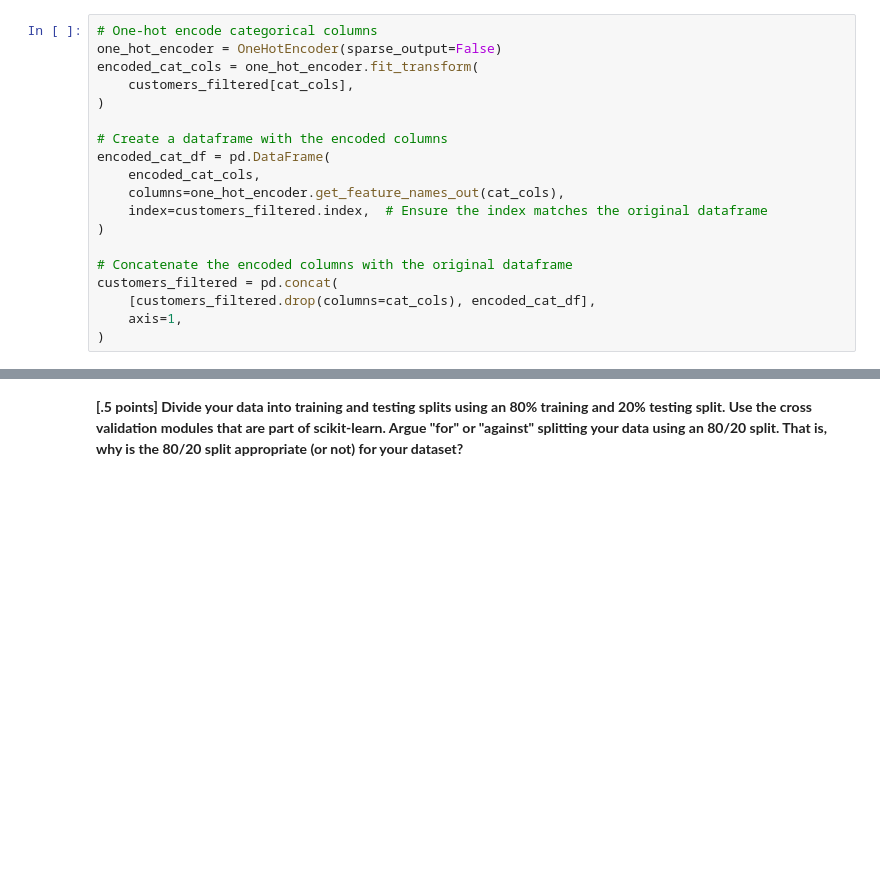
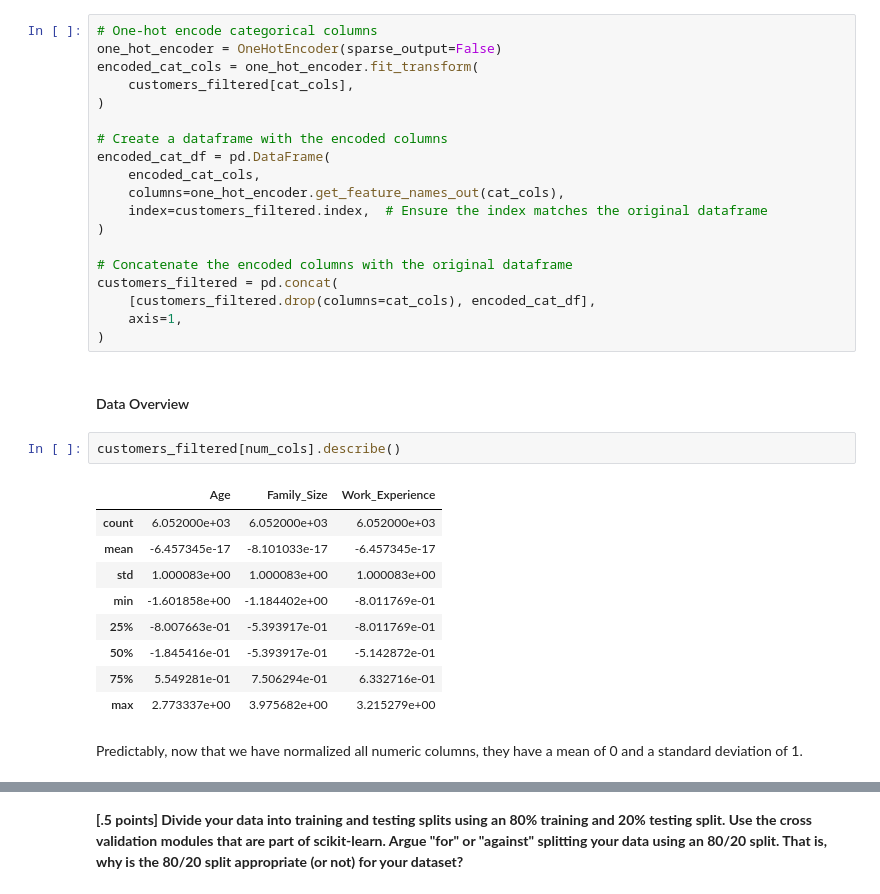
Before and after one commit to colew658/custom_logistic_regression, a Jupyter notebook: ova_log_reg.ipynb, the cells around one changed output, grey strips where cells are left out. Cells and saved outputs as stored; diff of their text form; blank space fills up the shorter version.

```diff
--- a/ova_log_reg.ipynb
+++ b/ova_log_reg.ipynb
@@ -113,3 +109,19 @@ customers_filtered = pd.concat(
     [customers_filtered.drop(columns=cat_cols), encoded_cat_df],
     axis=1,
 )
+# %% [markdown]
+#### Data Overview
+# %%
+customers_filtered[num_cols].describe()
+# %% [output]
+|  | Age | Family_Size | Work_Experience |
+| count | 6.052000e+03 | 6.052000e+03 | 6.052000e+03 |
+| mean | -6.457345e-17 | -8.101033e-17 | -6.457345e-17 |
+| std | 1.000083e+00 | 1.000083e+00 | 1.000083e+00 |
+| min | -1.601858e+00 | -1.184402e+00 | -8.011769e-01 |
+| 25% | -8.007663e-01 | -5.393917e-01 | -8.011769e-01 |
+| 50% | -1.845416e-01 | -5.393917e-01 | -5.142872e-01 |
+| 75% | 5.549281e-01 | 7.506294e-01 | 6.332716e-01 |
+| max | 2.773337e+00 | 3.975682e+00 | 3.215279e+00 |
+# %% [markdown]
+Predictably, now that we have normalized all numeric columns, they have a mean of 0 and a standard deviation of 1.
```
Also changed, not shown: parts of 38 cells of this notebook, 1 other file.
